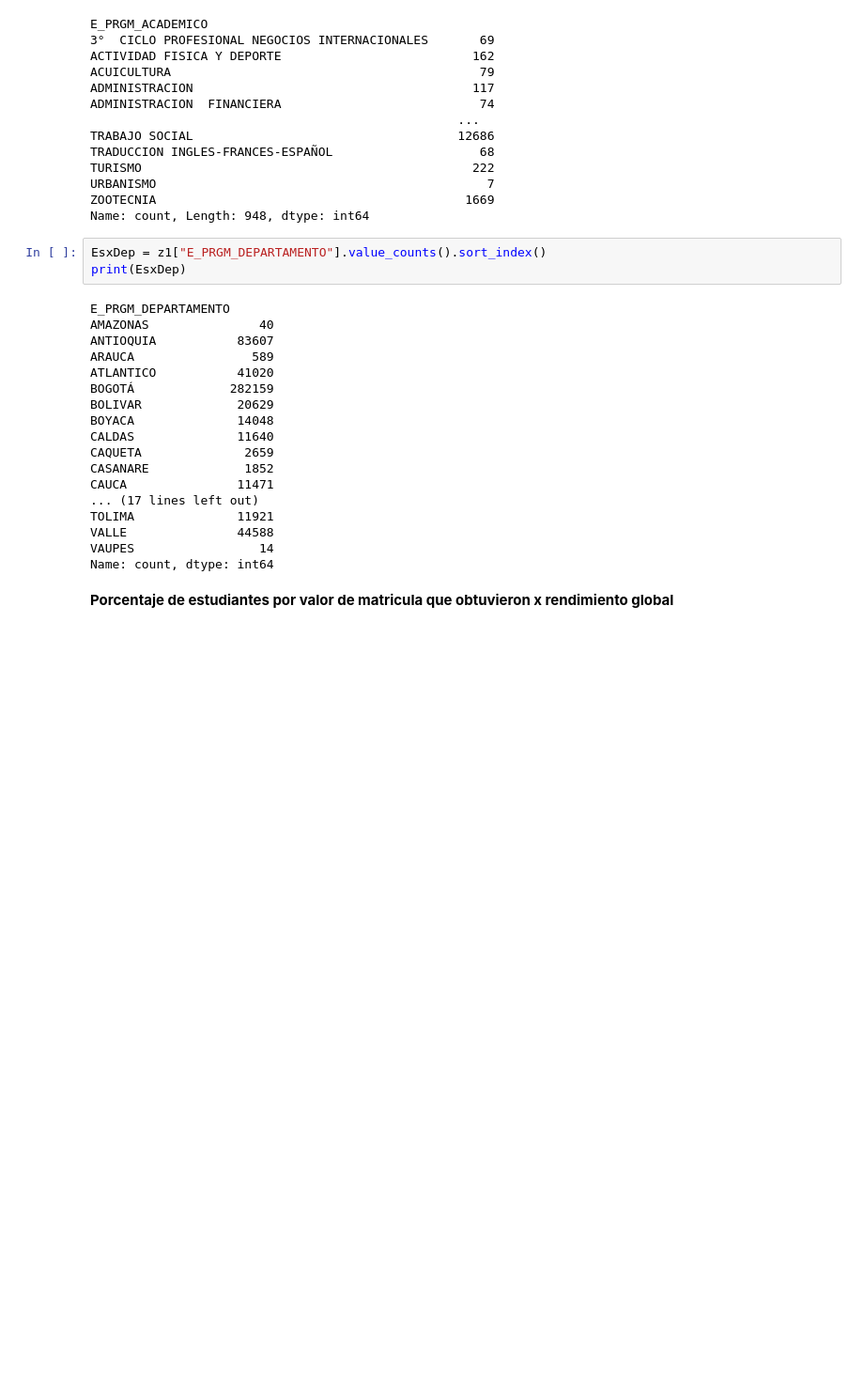
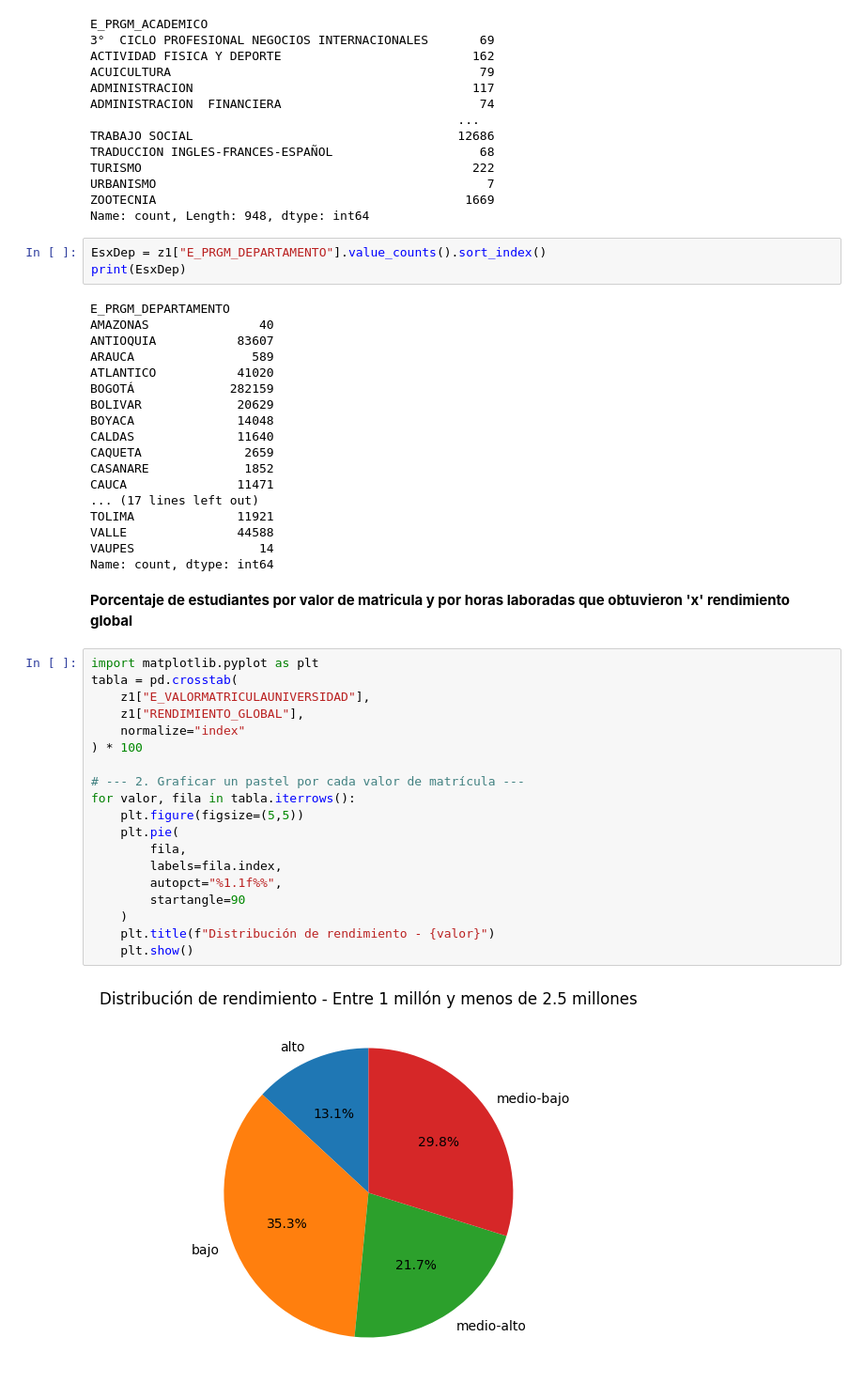
Before and after one commit to CarlosMejia07/Proyecto-Kaggle-UdeA-20252, a Jupyter notebook: 01-exploración.ipynb, the cells around one changed output. Shown: that part at 94% size. Saved outputs shown, nothing was run; the diff lists cells and outputs as text; blank space fills up the shorter version.

```diff
--- a/01-exploración.ipynb
+++ b/01-exploración.ipynb
@@ -87,4 +87,25 @@ VALLE               44588
 VAUPES                 14
 Name: count, dtype: int64
 # %% [markdown]
-**Porcentaje de estudiantes por valor de matricula que obtuvieron x rendimiento global**
+**Porcentaje de estudiantes por valor de matricula y por horas laboradas que obtuvieron 'x' rendimiento global**
+# %%
+import matplotlib.pyplot as plt
+tabla = pd.crosstab(
+    z1["E_VALORMATRICULAUNIVERSIDAD"],
+    z1["RENDIMIENTO_GLOBAL"],
+    normalize="index"
+) * 100
+
+# --- 2. Graficar un pastel por cada valor de matrícula ---
+for valor, fila in tabla.iterrows():
+    plt.figure(figsize=(5,5))
+    plt.pie(
+        fila,
+        labels=fila.index,
+        autopct="%1.1f%%",
+        startangle=90
+    )
+    plt.title(f"Distribución de rendimiento - {valor}")
+    plt.show()
+# %% [output]
+[figure, added]
```
Also changed, not shown: parts of 3 cells of this notebook.
